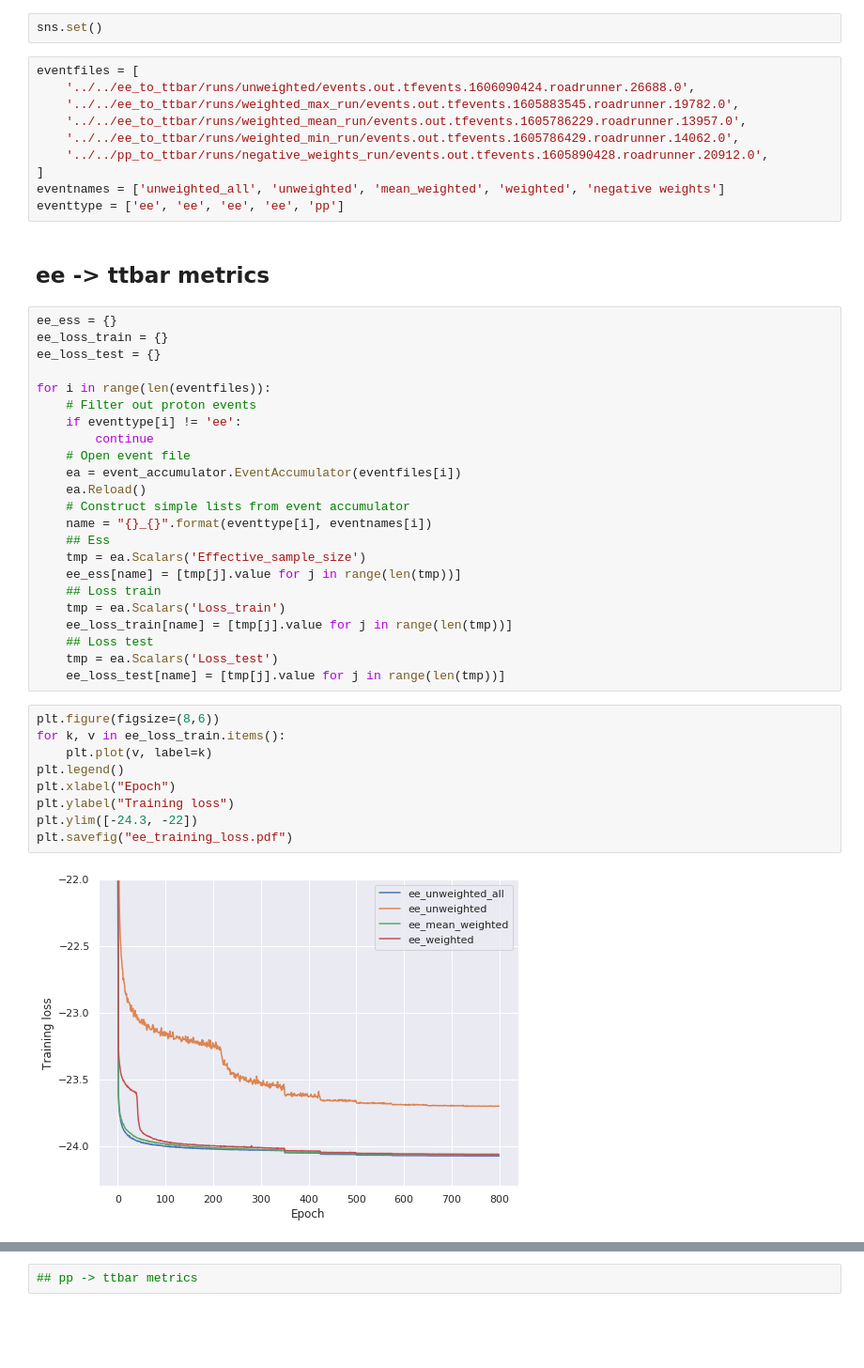
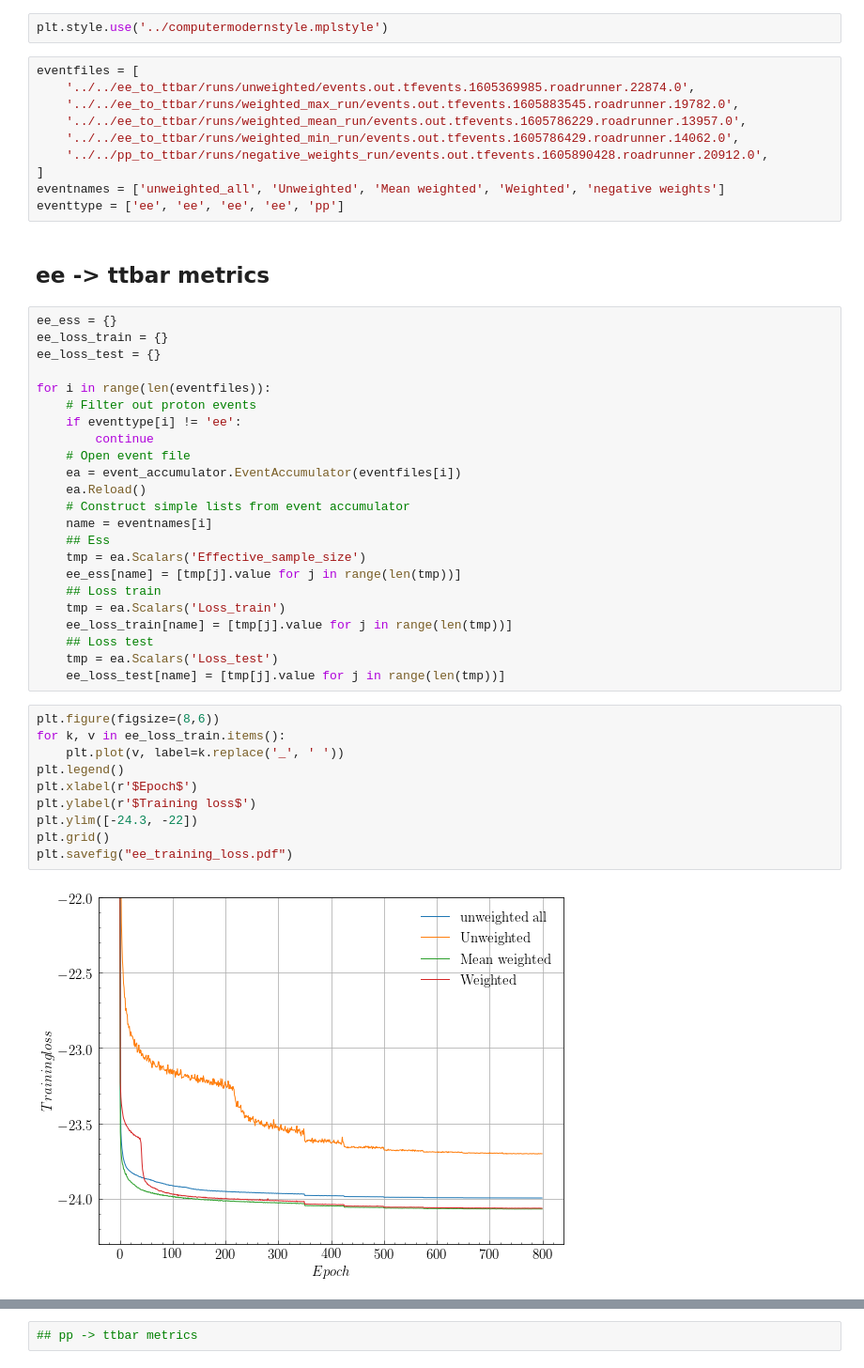
Before and after one commit to rbvh/PhaseSpaceAutoregressiveFlow, a Jupyter notebook: plotters/loss_and_metric_curves/loss_curves.ipynb, the cells around one changed output, grey strips where cells are left out. Shown at 94% size. Cells and saved outputs as stored; diff of their text form; blank space fills up the shorter version.

```diff
--- a/plotters/loss_and_metric_curves/loss_curves.ipynb
+++ b/plotters/loss_and_metric_curves/loss_curves.ipynb
@@ -5,14 +6,14 @@ import seaborn as sns
-# %%
-sns.set()
+# %%
+plt.style.use('../computermodernstyle.mplstyle')
 # %%
 eventfiles = [
-    '../../ee_to_ttbar/runs/unweighted/events.out.tfevents.1606090424.roadrunner.26688.0',
+    '../../ee_to_ttbar/runs/unweighted/events.out.tfevents.1605369985.roadrunner.22874.0',
     '../../ee_to_ttbar/runs/weighted_max_run/events.out.tfevents.1605883545.roadrunner.19782.0',
     '../../ee_to_ttbar/runs/weighted_mean_run/events.out.tfevents.1605786229.roadrunner.13957.0',
     '../../ee_to_ttbar/runs/weighted_min_run/events.out.tfevents.1605786429.roadrunner.14062.0',
     '../../pp_to_ttbar/runs/negative_weights_run/events.out.tfevents.1605890428.roadrunner.20912.0',
 ]
-eventnames = ['unweighted_all', 'unweighted', 'mean_weighted', 'weighted', 'negative weights']
+eventnames = ['unweighted_all', 'Unweighted', 'Mean weighted', 'Weighted', 'negative weights']
 eventtype = ['ee', 'ee', 'ee', 'ee', 'pp']
 # %% [markdown]
 ## ee -> ttbar metrics
@@ -29,7 +30,7 @@ for i in range(len(eventfiles)):
     ea = event_accumulator.EventAccumulator(eventfiles[i])
     ea.Reload()
     # Construct simple lists from event accumulator
-    name = "{}_{}".format(eventtype[i], eventnames[i])
+    name = eventnames[i]
     ## Ess
     tmp = ea.Scalars('Effective_sample_size')
     ee_ess[name] = [tmp[j].value for j in range(len(tmp))]
@@ -42,14 +43,15 @@ for i in range(len(eventfiles)):
 # %%
 plt.figure(figsize=(8,6))
 for k, v in ee_loss_train.items():
-    plt.plot(v, label=k)
+    plt.plot(v, label=k.replace('_', ' '))
 plt.legend()
-plt.xlabel("Epoch")
-plt.ylabel("Training loss")
+plt.xlabel(r'$Epoch$')
+plt.ylabel(r'$Training loss$')
 plt.ylim([-24.3, -22])
+plt.grid()
 plt.savefig("ee_training_loss.pdf")
 # %% [output]
-[figure, old version]
+[figure, new version]
 # %%
 plt.figure(figsize=(8,6))
 for k, v in ee_loss_test.items():
```
Also changed, not shown: parts of 5 cells of this notebook.
